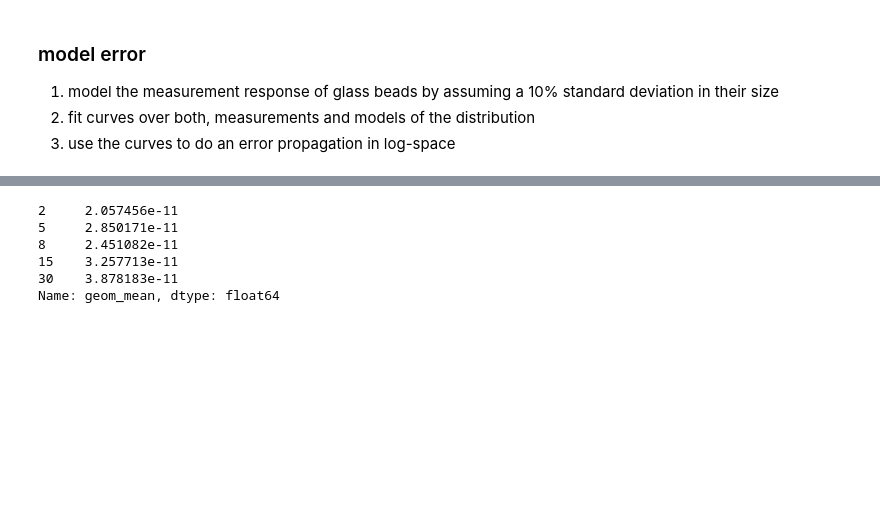
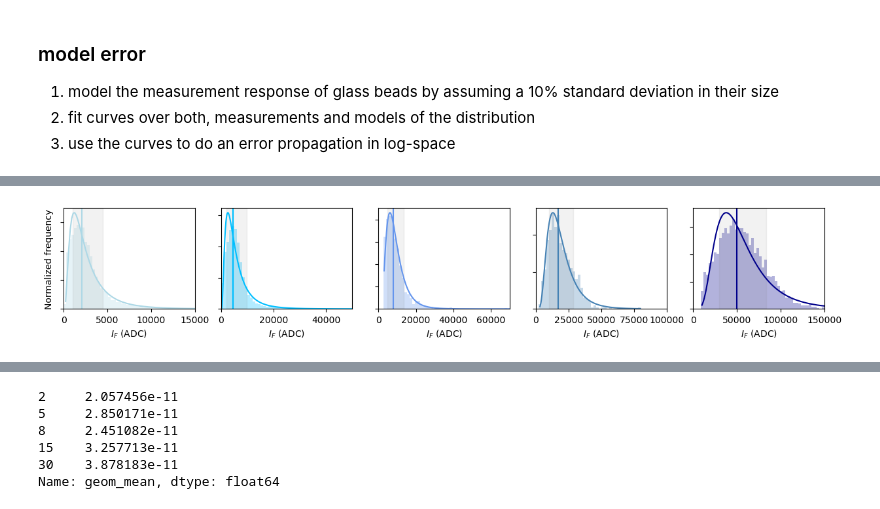
Before and after one commit to leahab/instrumentation-GFAS, a Jupyter notebook: calibrations/glass_bead.ipynb, the cells around one changed output, grey strips where cells are left out. Cells and saved outputs as stored; diff of their text form; code cells hidden in the pictures; blank space fills up the shorter version.

```diff
--- a/calibrations/glass_bead.ipynb
+++ b/calibrations/glass_bead.ipynb
@@ -406,0 +415,79 @@ plt.show()
+# %%
+col = 'Sizer Peak'   # change to your column
+lab = ['2','5','8','15','30']
+modes = []
+means = []
+gsds = []
+geom_means=[]
+scale_M =[]
+shape_M =[]
+farben = ['lightblue', 'deepskyblue', 'cornflowerblue', 'steelblue', 'darkblue']
+ranges={2:[0, 15000], 5:[0,50000], 8:[0, 70000], 15:[0, 100000], 30:[0, 150000]}
+ranges_fit={2:[1000, 15000], 5:[2000,50000], 8:[5000, 70000], 15:[12000, 100000], 30:[15000, 150000]}
+
+fig, ax = plt.subplots(1,5, figsize=(15,2))
+
+for (key, df), i in zip(dfs.items(), range(len(lab))):
+
+    data = df[col].dropna().values
+    data = data[data > 0]   # lognormal requires positive values
+
+    if len(data) == 0:
+        continue
+
+    # --- Fit ---
+    shape, loc, scale = lognorm.fit(data, floc=0)
+
+    # --- Mode ---
+    mode = scale * np.exp(-shape**2)
+    modes.append(mode)
+
+    # --- Geometric standard deviation ---
+    gsd = np.exp(shape)
+    gsds.append(gsd)
+
+    # --- geom_mean ---
+    geom_mean = scale
+    geom_means.append(geom_mean)
+
+    # --- Mean ---
+    mean = scale * np.exp(shape**2 / 2)
+    means.append(mean)
+
+    shape_M.append(shape)
+    scale_M.append(scale)
+
+    # --- Plot ---
+
+    # Histogram
+    #ax.hist(dfs_all[key][col], bins=np.logspace(2,5.5,100), density=True, alpha=0.1, label='All data', color = 'grey', )
+    ax[i].hist(data, bins=50, range = ranges[int(lab[i])], density=True, color = farben[i], alpha=0.3)
+
+    # PDF
+    x = np.linspace(data.min(), data.max(), 1000)
+    pdf = lognorm.pdf(x, shape, loc=loc, scale=scale)
+    ax[i].plot(x, pdf, color = farben[i], label = f"{lab[i]} µm")
+
+    ax[i].axvline(geom_mean, color = farben[i], )#label = f"geometric mean" if i == 4 else None
+
+    # fill between geom_mean/gsd and geom_mean*gsd
+    ax[i].fill_betweenx(y = ax[i].get_ylim(), x1 = geom_mean/gsd, x2 = geom_mean*gsd, color = 'grey', alpha = 0.1, label = 's$_{geo}$ range' if i == 4 else None)
+
+    # Labels
+    ax[i].set(
+        xlabel="$I_{F}$ (ADC)",
+        ylabel="Normalized frequency" if i == 0 else None,
+        #xscale = 'log',
+        ylim=(0, ax[i].get_ylim()[1]*0.95),
+        xlim=ranges[int(lab[i])],
+        #ylim = ax[i].get_ylim(),
+
+    )
+    ax[i].set_yticklabels([])
+
+#ax.text(0.02, 0.95, "(a) Bead measurements", transform=ax.transAxes, ha='left', va='top', fontsize=12, bbox=dict(facecolor='white', alpha=0.8, edgecolor='none'))
+#ax.legend(loc='upper right')#bbox_to_anchor=(1.33, 1)
+#plt.savefig("../plots/lognorm_fit_all.png", bbox_inches='tight')
+plt.show()
+# %% [output]
+[figure, added]
```
Also changed, not shown: parts of 33 cells of this notebook, 3 other files.
